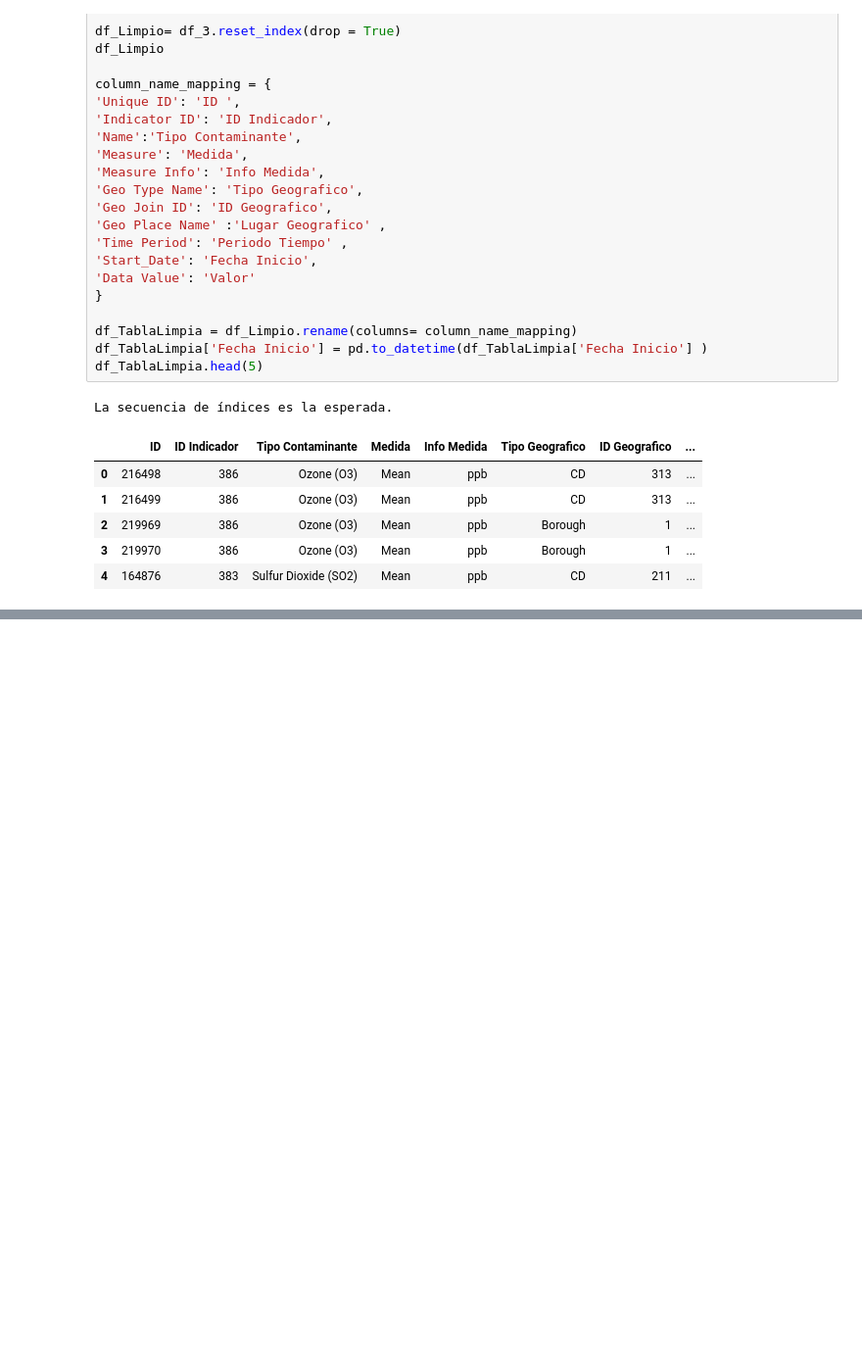
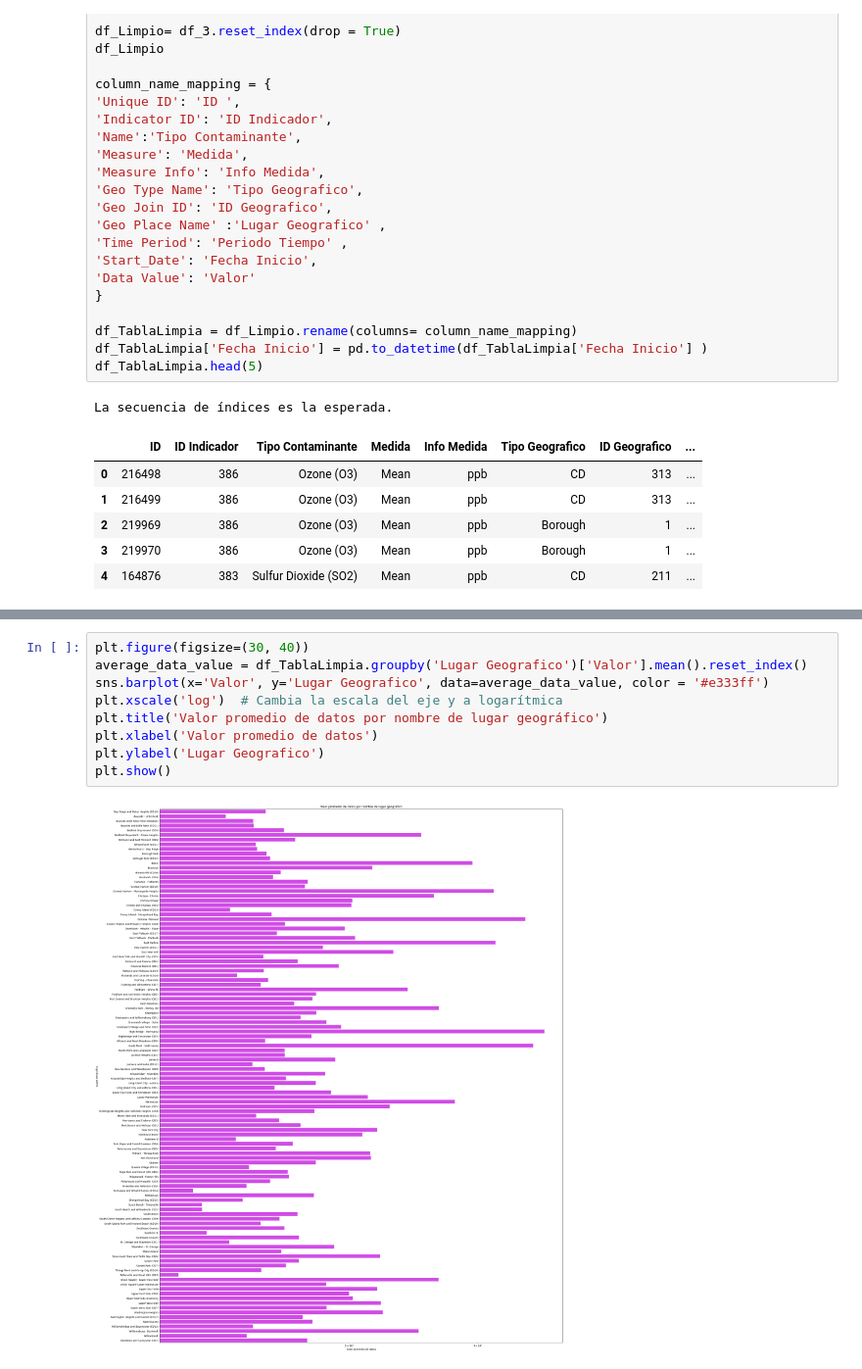
Before and after one commit to efr4in20/Proyecto-Air-NYC, a Jupyter notebook: ProyectoNYC/work/Bloxplots.ipynb, the cells around one changed output, grey strips where cells are left out. Shown at 98% size. Cells and saved outputs as stored; diff of their text form; blank space fills up the shorter version.

```diff
--- a/ProyectoNYC/work/Bloxplots.ipynb
+++ b/ProyectoNYC/work/Bloxplots.ipynb
@@ -75,0 +76,11 @@ KeyError: 'Tipo Geografico'
+# %%
+plt.figure(figsize=(30, 40))
+average_data_value = df_TablaLimpia.groupby('Lugar Geografico')['Valor'].mean().reset_index()
+sns.barplot(x='Valor', y='Lugar Geografico', data=average_data_value, color = '#e333ff')
+plt.xscale('log')  # Cambia la escala del eje y a logarítmica
+plt.title('Valor promedio de datos por nombre de lugar geográfico')
+plt.xlabel('Valor promedio de datos')
+plt.ylabel('Lugar Geografico')
+plt.show()
+# %% [output]
+[figure, added]
```
Also changed, not shown: parts of 4 cells of this notebook, 6 other files.
